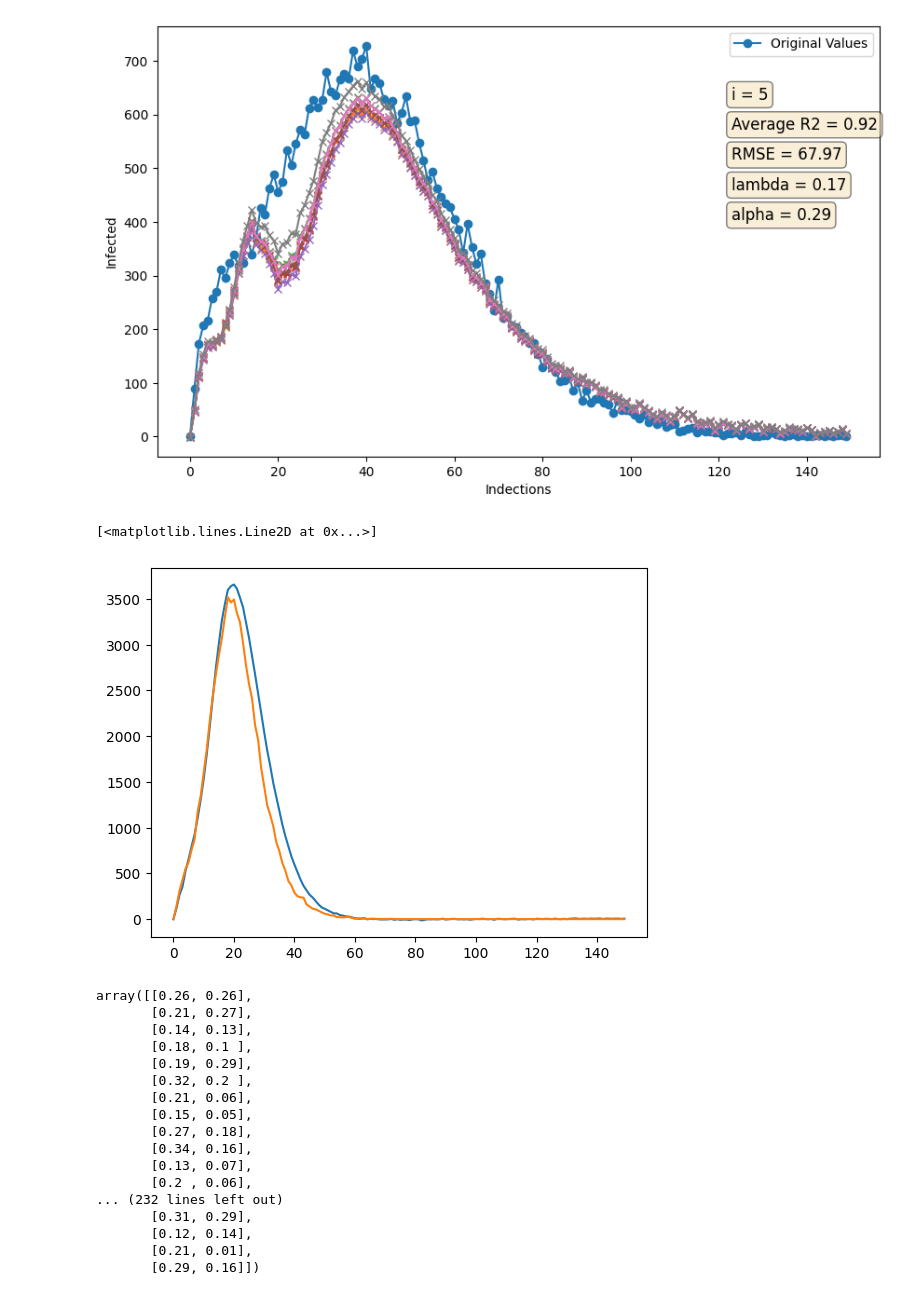
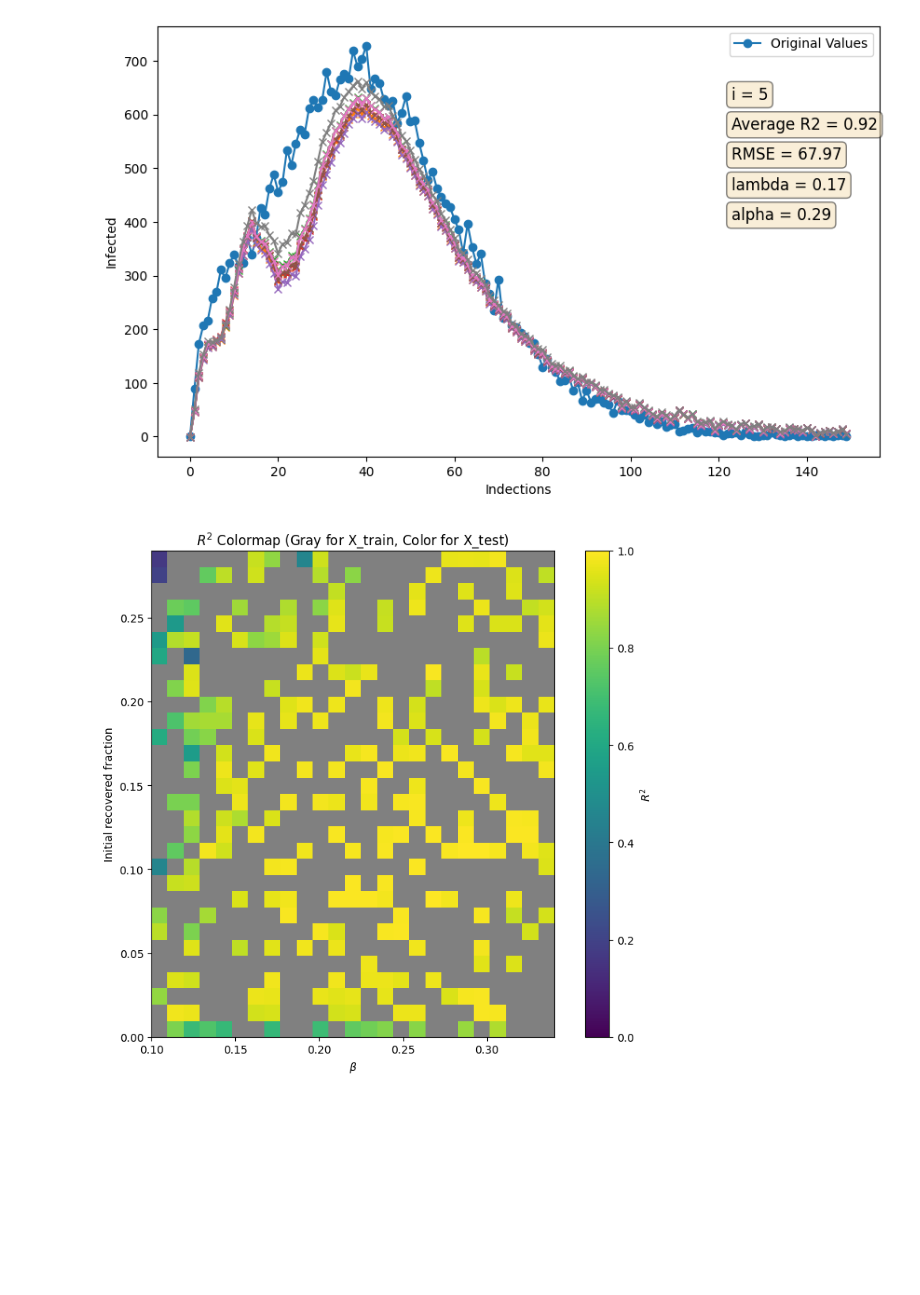
Before and after one commit to Mpkosh/hybrid_surrogate, a Jupyter notebook: notebooks/autoencoder_network_model.ipynb, the cells around one changed output. Saved outputs shown, nothing was run; the diff lists cells and outputs as text; code cells hidden in the pictures; blank space fills up the shorter version.

```diff
--- a/notebooks/autoencoder_network_model.ipynb
+++ b/notebooks/autoencoder_network_model.ipynb
@@ -230,28 +230,7 @@ pred_s, r2, info_df = plot_test(y_test[80], X_test[80], 5)
 # %% [output]
 [figure]
 # %%
-plt.plot(predict(vae, X_test[5]))
-plt.plot(y_test[5])
+R2_test = []
+for index, params in enumerate(X_test):
+    prediction = predict(vae, params)
+    R2_test.append(r2_score(prediction, y_test[index]))
-# %% [output]
-[<matplotlib.lines.Line2D at 0x...>]
-[figure, removed]
-# %%
-X_test
-# %% [output]
-array([[0.26, 0.26],
-       [0.21, 0.27],
-       [0.14, 0.13],
-       [0.18, 0.1 ],
-       [0.19, 0.29],
-       [0.32, 0.2 ],
-       [0.21, 0.06],
-       [0.15, 0.05],
-       [0.27, 0.18],
-       [0.34, 0.16],
-       [0.13, 0.07],
-       [0.2 , 0.06],
-... (232 lines left out)
-       [0.31, 0.29],
-       [0.12, 0.14],
-       [0.21, 0.01],
-       [0.29, 0.16]])
@@ -259,0 +237,34 @@ predict(vae, X_test[5])
+# %%
+param_1_vals = np.sort(np.unique(np.concatenate((X_train[:,0], X_test[:,0]))))
+param_2_vals = np.sort(np.unique(np.concatenate((X_train[:,1], X_test[:,1]))))
+
+# Create empty grid
+heatmap = np.full((len(param_2_vals), len(param_1_vals)), np.nan)
+for (p1, p2), r2 in zip(X_test, R2_test):
+    i = np.where(param_2_vals == p2)[0][0]
+    j = np.where(param_1_vals == p1)[0][0]
+    heatmap[i, j] = r2
+
+# Mask X_train locations
+train_mask = np.zeros_like(heatmap, dtype=bool)
+for (p1, p2) in X_train:
+    i = np.where(param_2_vals == p2)[0]
+    j = np.where(param_1_vals == p1)[0]
+    if len(i) and len(j):
+        train_mask[i[0], j[0]] = True
+
+masked_heatmap = np.ma.masked_array(heatmap, mask=train_mask)
+
+# Plot
+plt.figure(figsize=(10, 8))
+cmap = plt.cm.viridis.copy()
+cmap.set_bad('gray')  # train in gray
+img = plt.imshow(masked_heatmap, origin='lower', cmap=cmap, vmin=0, vmax=1,
+                 extent=[param_1_vals[0], param_1_vals[-1], param_2_vals[0], param_2_vals[-1]])
+plt.colorbar(img, label='$R^2$')
+plt.xlabel(r'$\beta$')
+plt.ylabel('Initial recovered fraction')
+plt.title(r'$R^2$ Colormap (Gray for X_train, Color for X_test)')
+plt.savefig('../figures/colomap_network_autoencoder.png', dpi=600, bbox_inches='tight')
+# %% [output]
+[figure, added]
```
Also changed, not shown: parts of 1 cell of this notebook, 9 other files.
